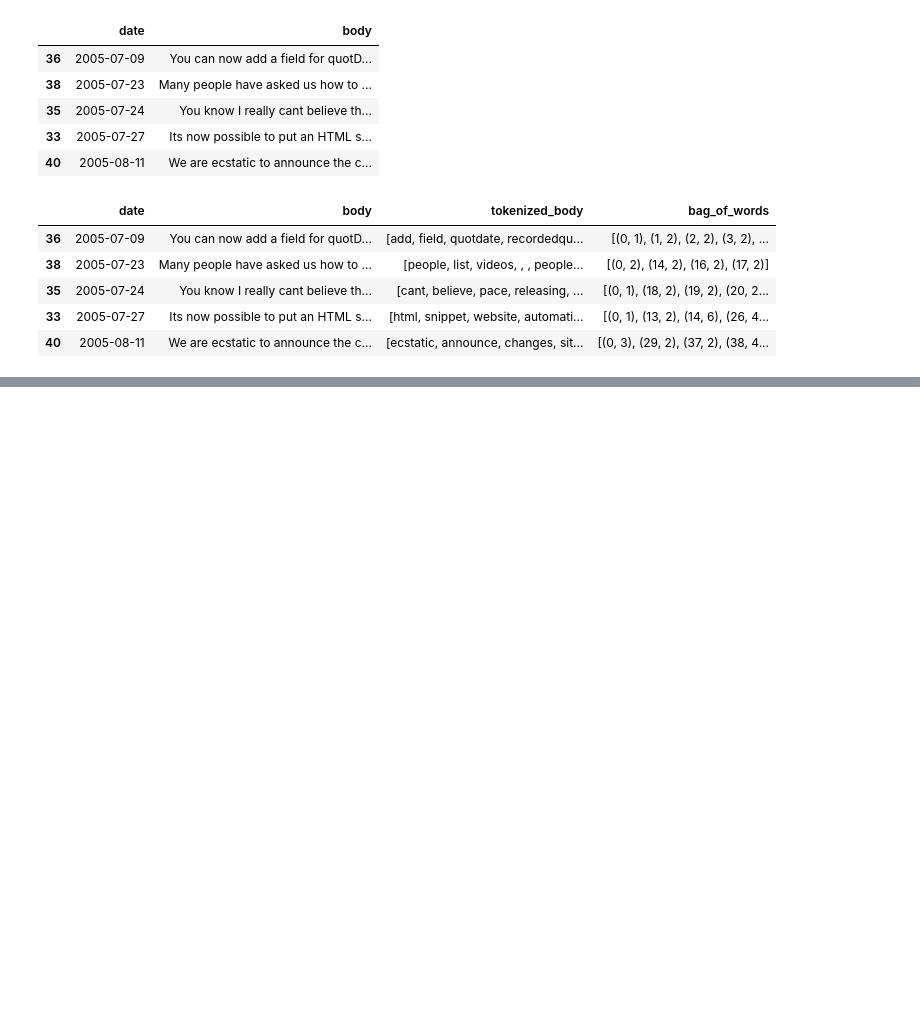
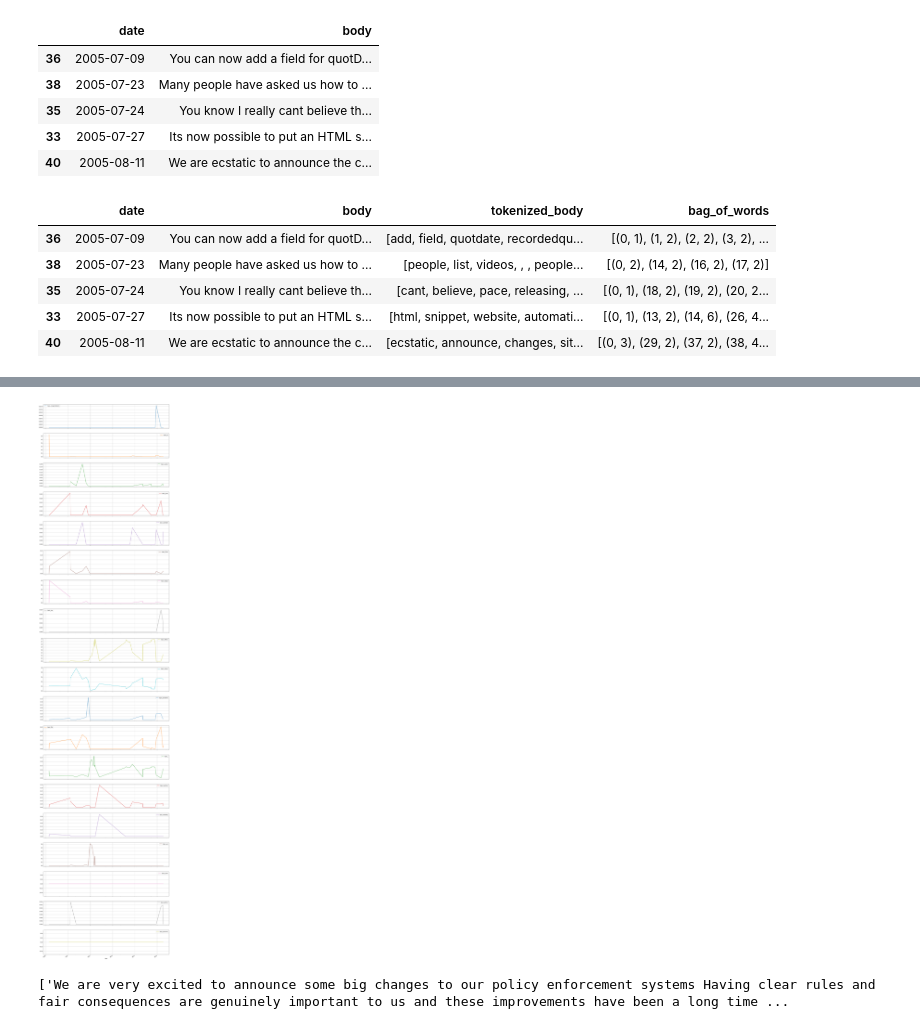
Before and after one commit to poozipotti/youtubeBlogTextMining, a Jupyter notebook: CSV_to_Topics.ipynb, the cells around one changed output, grey strips where cells are left out. Saved outputs shown, nothing was run; the diff lists cells and outputs as text; code cells hidden in the pictures; blank space fills up the shorter version.

```diff
--- a/CSV_to_Topics.ipynb
+++ b/CSV_to_Topics.ipynb
@@ -150,0 +151,7 @@ plt.savefig("topics.pdf")
+# %%
+start_date='20';
+for x in range(13):
+    xtraZero= '0' if (x+5<10) else '';
+    otherXtraZero= '0' if (x+6<10) else '';
+    mask = (blog_df['date'] > (start_date + xtraZero + str(x+5) +"-01-01")) & (blog_df['date'] <= (start_date+ otherXtraZero + str(x + 6)+"-01-01"));
+    print(start_date + xtraZero + str(x+5) + "  " + str(blog_df.loc[mask]['date'].count()) )
@@ -150,0 +172,11 @@ plt.savefig("topics.pdf")
+# %%
+mask = (blog_df['date'] > "2005-01-01") & (blog_df['date'] < ("2014-01-01")) & (blog_df["topic_politics"]>.8);
+mask2 = (blog_df['date'] > "2004-01-01") & (blog_df['date'] < ("2014-01-01"));
+
+print float(blog_df.loc[mask]['date'].count())/blog_df.loc[mask2]['date'].count();
+print blog_df.loc[mask]["date"]
+mask = (blog_df['date'] > "2014-01-01") & (blog_df["topic_politics"]>.2);
+mask2 = (blog_df['date'] > "2014-01-01");
+
+print float(blog_df.loc[mask]['date'].count())/blog_df.loc[mask2]['date'].count();
+print blog_df.loc[mask]["date"]
@@ -150,0 +197,7 @@ plt.savefig("topics.pdf")
+# %%
+for x in range(12):
+    mask = (blog_df['date'] > "2012-"+str(x+1)+"-01") & (blog_df["date"]<"2012-"+str(x+1)+"-28")
+    print (str(x+1) + " " + str(blog_df.loc[mask]['date'].count()))
+for x in range(12):
+    mask = (blog_df['date'] > "2014-"+str(x+1)+"-01") & (blog_df["date"]<"2014-"+str(x+1)+"-28")
+    print (str(x+1) + " " + str(blog_df.loc[mask]['date'].count()))
@@ -150,0 +269,10 @@ plt.savefig("topics.pdf")
+# %%
+policy_df = blog_df[blog_df["body"].str.lower().str.contains("policy")]
+policy_df.plot.line(x="date",y=[x+4 for x in  range(number_of_lda_topics)],subplots=True,figsize=(20,100),grid=True)
+plt.savefig("policy_topics.pdf")
+# %% [output]
+[figure, added]
+# %%
+print [x for x in policy_df["body"]]
+# %% [output]
+['We are very excited to announce some big changes to our policy enforcement systems Having clear rules and fair consequences are genuinely important to us and these improvements have been a long time ...
```
Also changed, not shown: parts of 18 cells of this notebook, 5 other files.
